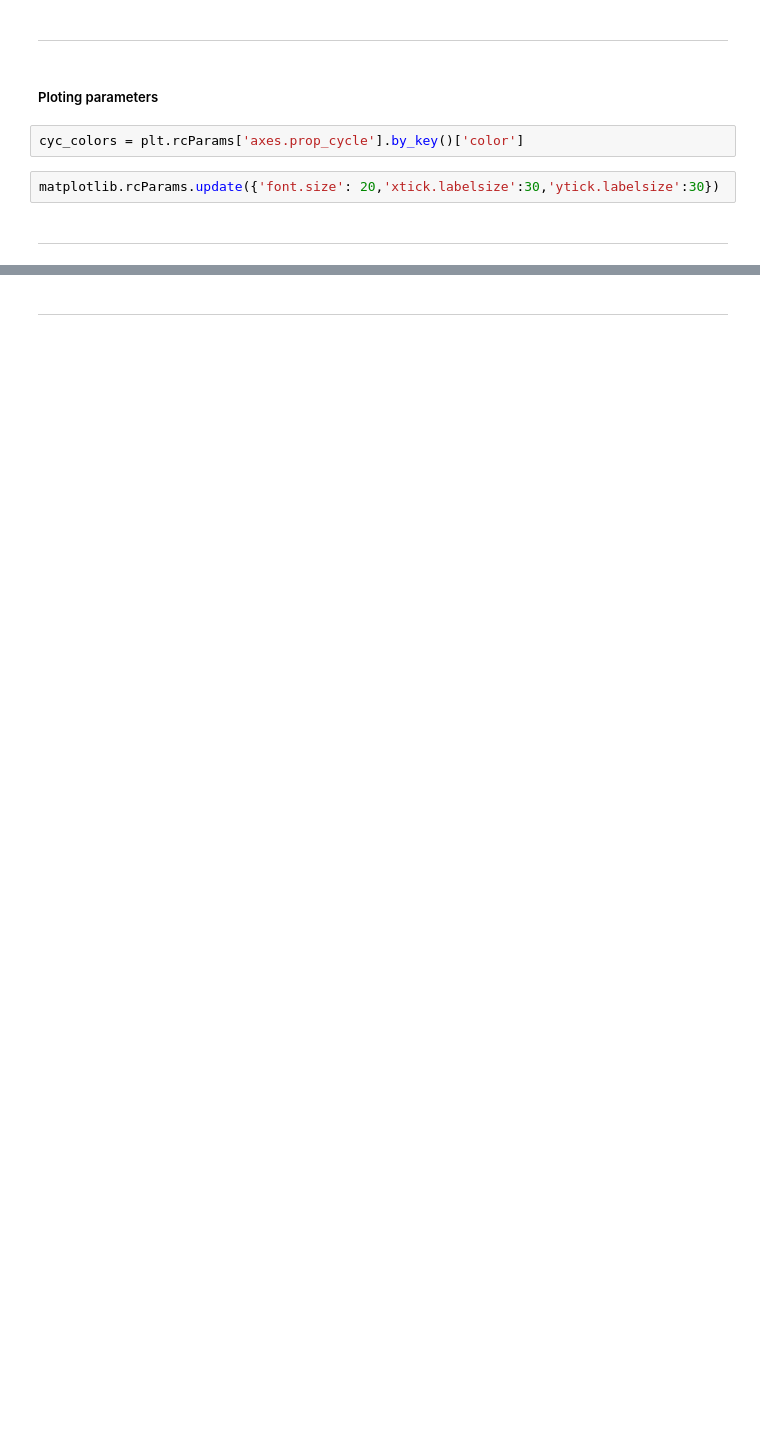
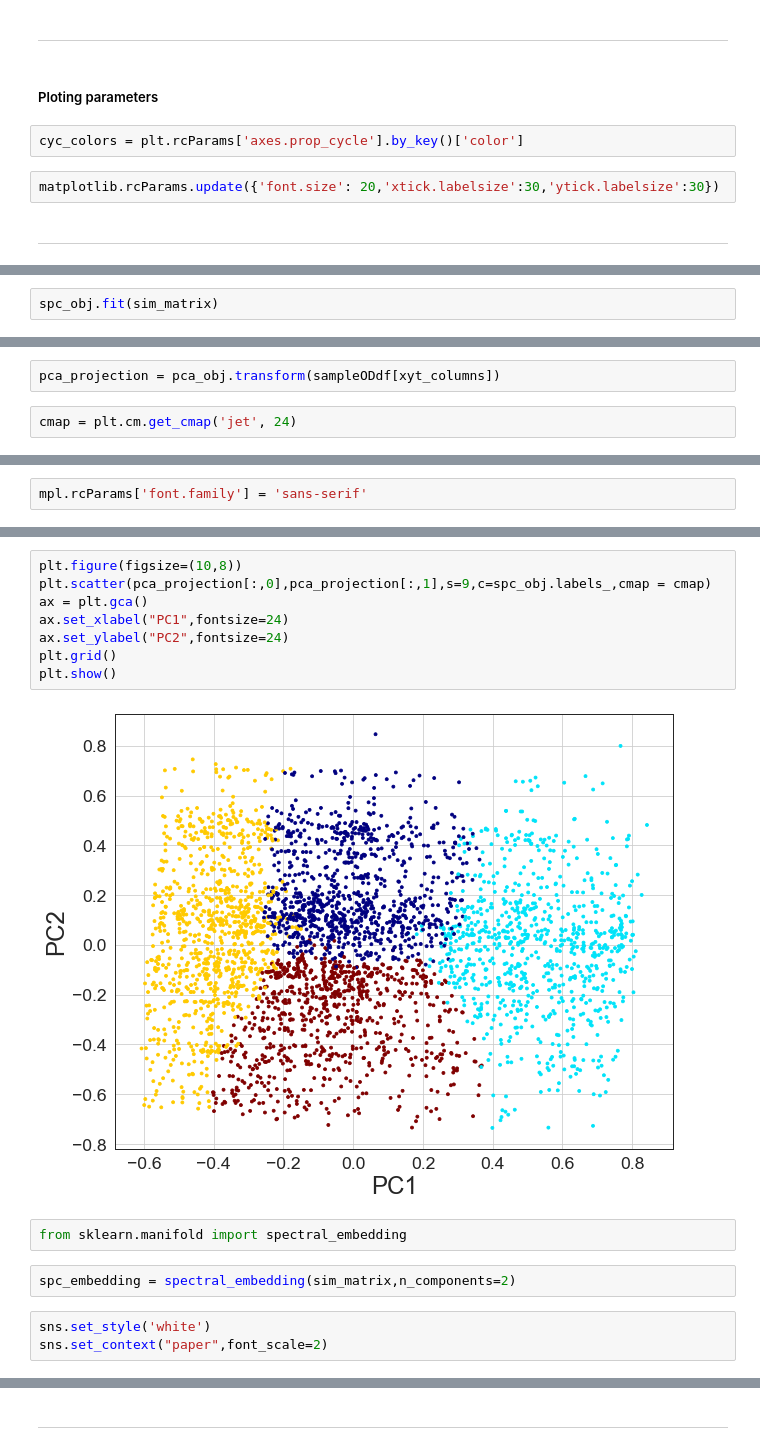
Before and after one commit to rzbhk/playing_with_matches, a Jupyter notebook: notebooks/similarity_trip_clustering_OD_V2.ipynb, the cells around one changed output, grey strips where cells are left out. Saved outputs shown, nothing was run; the diff lists cells and outputs as text; blank space fills up the shorter version.

```diff
--- a/notebooks/similarity_trip_clustering_OD_V2.ipynb
+++ b/notebooks/similarity_trip_clustering_OD_V2.ipynb
@@ -258,0 +313,2 @@ plt.show()
+# %%
+spc_obj.fit(sim_matrix)
@@ -258,0 +324,4 @@ plt.show()
+# %%
+pca_projection = pca_obj.transform(sampleODdf[xyt_columns])
+# %%
+cmap = plt.cm.get_cmap('jet', 24)
@@ -258,0 +332,2 @@ plt.show()
+# %%
+mpl.rcParams['font.family'] = 'sans-serif'
@@ -258,0 +343,17 @@ plt.show()
+# %%
+plt.figure(figsize=(10,8))
+plt.scatter(pca_projection[:,0],pca_projection[:,1],s=9,c=spc_obj.labels_,cmap = cmap)
+ax = plt.gca()
+ax.set_xlabel("PC1",fontsize=24)
+ax.set_ylabel("PC2",fontsize=24)
+plt.grid()
+plt.show()
+# %% [output]
+[figure, added]
+# %%
+from sklearn.manifold import spectral_embedding
+# %%
+spc_embedding = spectral_embedding(sim_matrix,n_components=2)
+# %%
+sns.set_style('white')
+sns.set_context("paper",font_scale=2)
```
Also changed, not shown: parts of 127 cells of this notebook.
